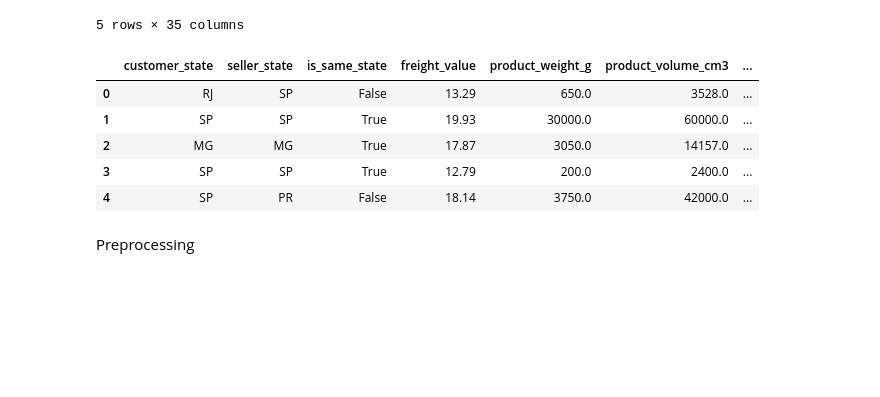
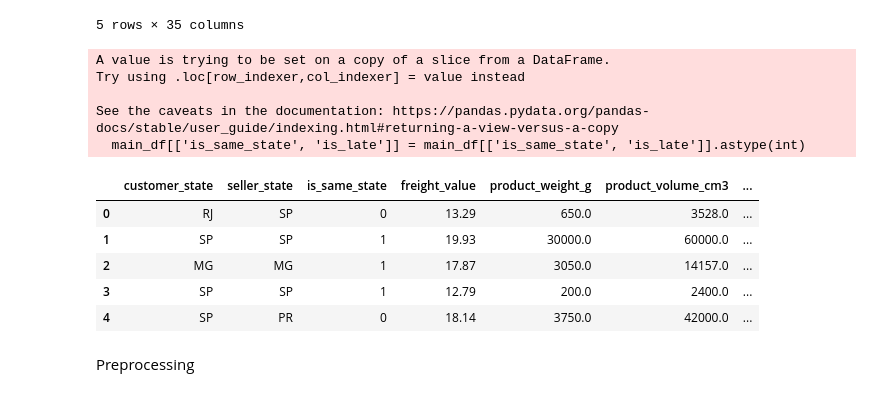
Before and after one commit to RidhoNurFauzi/Predicting-Delivery-Delay-Risks-for-Olist-Brazilian-E-Commerce, a Jupyter notebook: Notebook/Olist_Brazillian_E-Commerce.ipynb, the cells around one changed output. Drawn from its saved outputs; the diff is of its cells as text; code cells hidden in the pictures; blank space fills up the shorter version.

```diff
--- a/Notebook/Olist_Brazillian_E-Commerce.ipynb
+++ b/Notebook/Olist_Brazillian_E-Commerce.ipynb
@@ -138,14 +138,20 @@ main_base_spec_products.head()
 | 4 | 00042b26cf59d7ce69dfabb4e55b4fd9 | 1 | ac6c3623068f30de03045865e4e10089 | df560393f3a51e74553ab94004ba5c87 | 2017-02-13 13:57:51 | 199.90 | 18.14 | ... |
 5 rows × 35 columns
 # %%
-main_df = main_base_spec_products[['customer_state', 'seller_state', 'is_same_state','freight_value','product_weight_g', 'product_volume_cm3','price', 'product_category_name_english', 'order_estimated_delivery_date', 'purchase_dayofweek', 'purchase_hour', 'is_late']]
+main_df = main_base_spec_products[['customer_state', 'seller_state', 'is_same_state','freight_value','product_weight_g', 'product_volume_cm3','price', 'product_category_name_english', 'purchase_dayofweek', 'purchase_hour', 'is_late']]
+main_df[['is_same_state', 'is_late']] = main_df[['is_same_state', 'is_late']].astype(int)
 main_df.head()
 # %% [output]
+A value is trying to be set on a copy of a slice from a DataFrame.
+Try using .loc[row_indexer,col_indexer] = value instead
+
+See the caveats in the documentation: https://pandas.pydata.org/pandas-docs/stable/user_guide/indexing.html#returning-a-view-versus-a-copy
+  main_df[['is_same_state', 'is_late']] = main_df[['is_same_state', 'is_late']].astype(int)
 |  | customer_state | seller_state | is_same_state | freight_value | product_weight_g | product_volume_cm3 | ... |
-| 0 | RJ | SP | False | 13.29 | 650.0 | 3528.0 | ... |
-| 1 | SP | SP | True | 19.93 | 30000.0 | 60000.0 | ... |
-| 2 | MG | MG | True | 17.87 | 3050.0 | 14157.0 | ... |
-| 3 | SP | SP | True | 12.79 | 200.0 | 2400.0 | ... |
-| 4 | SP | PR | False | 18.14 | 3750.0 | 42000.0 | ... |
+| 0 | RJ | SP | 0 | 13.29 | 650.0 | 3528.0 | ... |
+| 1 | SP | SP | 1 | 19.93 | 30000.0 | 60000.0 | ... |
+| 2 | MG | MG | 1 | 17.87 | 3050.0 | 14157.0 | ... |
+| 3 | SP | SP | 1 | 12.79 | 200.0 | 2400.0 | ... |
+| 4 | SP | PR | 0 | 18.14 | 3750.0 | 42000.0 | ... |
 # %% [markdown]
 Preprocessing
```
Also changed, not shown: parts of 9 cells of this notebook.
